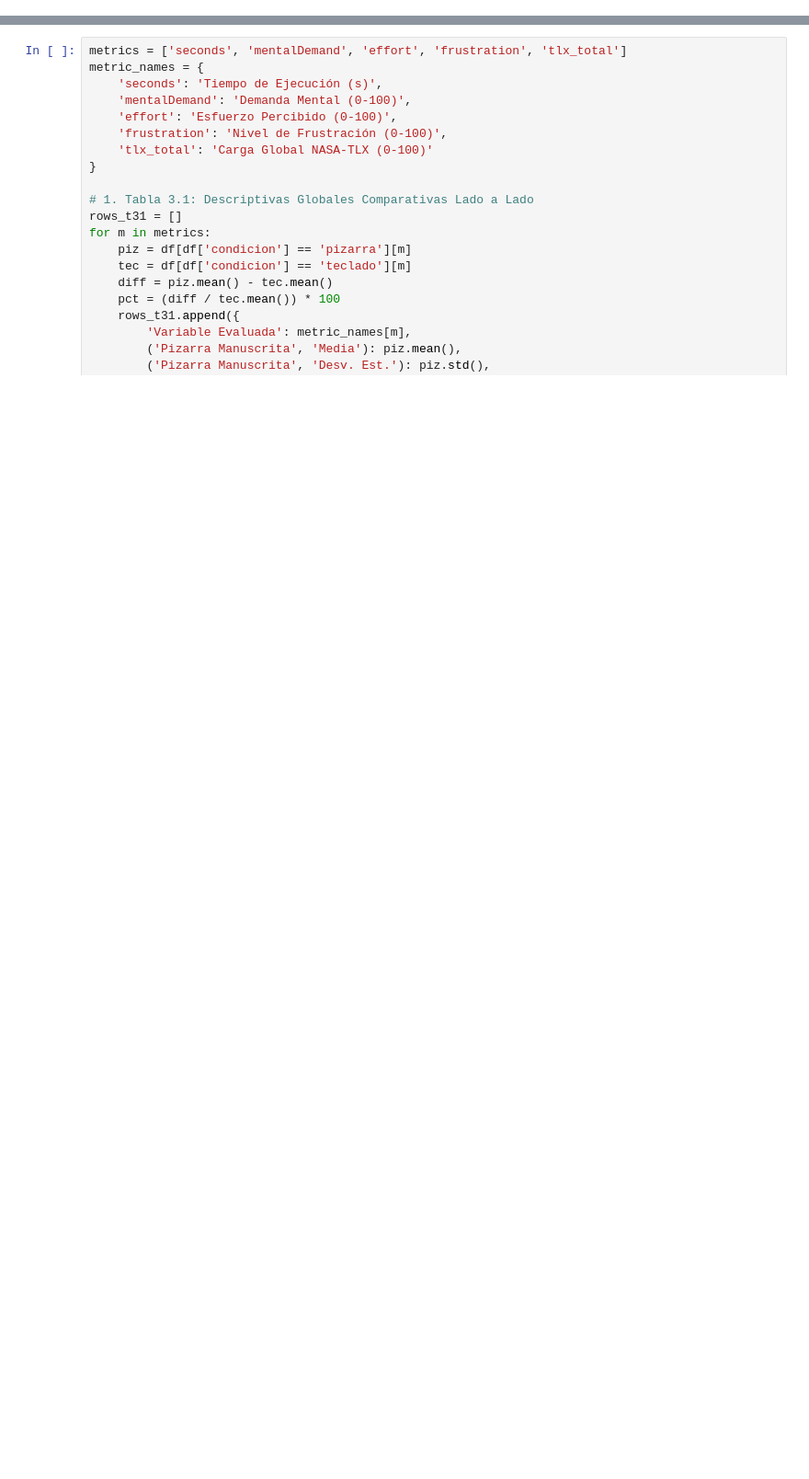
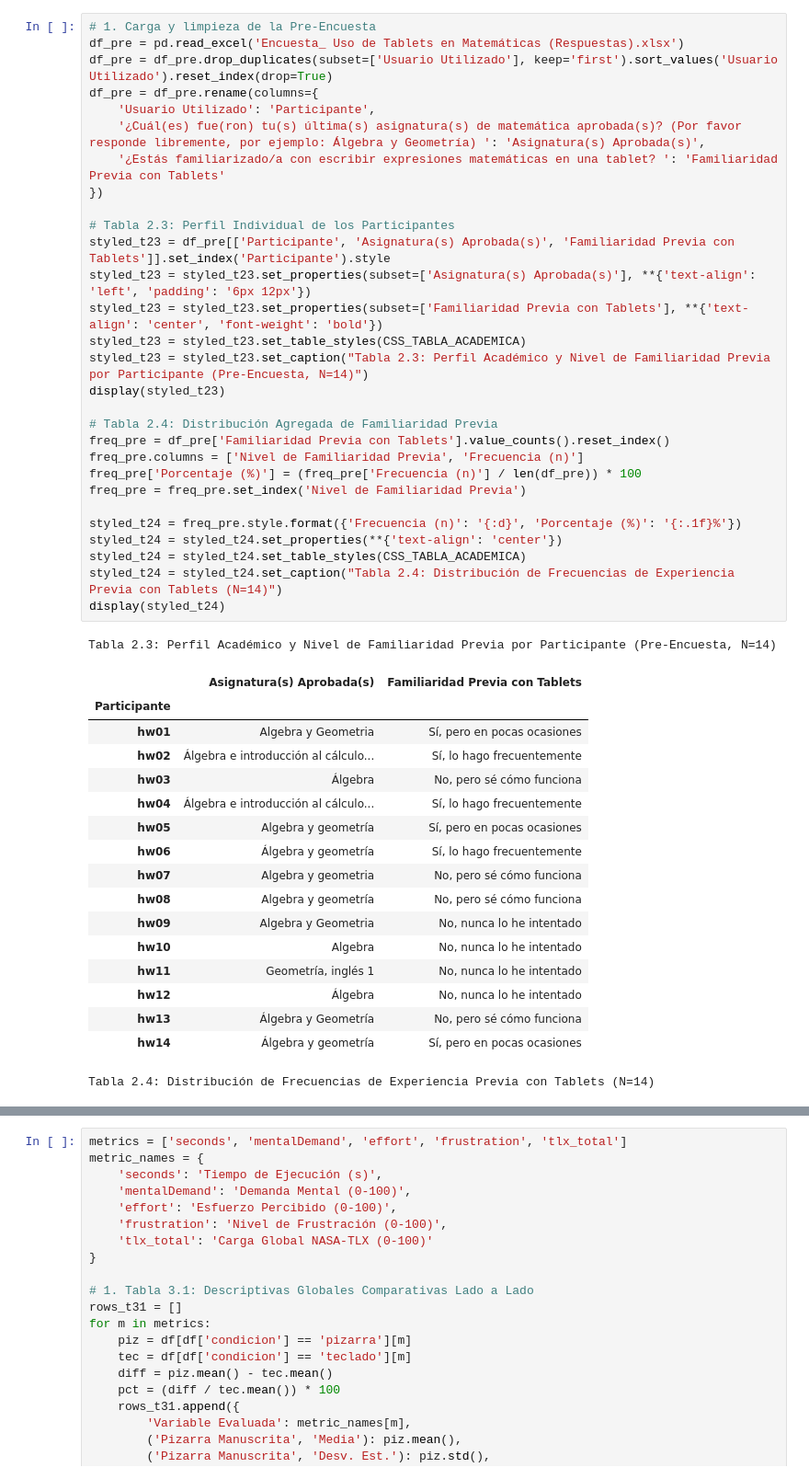
Before and after one commit to NyRoo12/analisis_datos_estudiantes, a Jupyter notebook: analisis_resultados_estudio.ipynb, the cells around one changed output, grey strips where cells are left out. Shown at 92% size. Cells and saved outputs as stored; diff of their text form; blank space fills up the shorter version.

```diff
--- a/analisis_resultados_estudio.ipynb
+++ b/analisis_resultados_estudio.ipynb
@@ -195,0 +223,48 @@ Tabla 2.2: Conteo de Observaciones por Nivel de Complejidad y Modalidad
+# %%
+# 1. Carga y limpieza de la Pre-Encuesta
+df_pre = pd.read_excel('Encuesta_ Uso de Tablets en Matemáticas (Respuestas).xlsx')
+df_pre = df_pre.drop_duplicates(subset=['Usuario Utilizado'], keep='first').sort_values('Usuario Utilizado').reset_index(drop=True)
+df_pre = df_pre.rename(columns={
+    'Usuario Utilizado': 'Participante',
+    '¿Cuál(es) fue(ron) tu(s) última(s) asignatura(s) de matemática aprobada(s)? (Por favor responde libremente, por ejemplo: Álgebra y Geometría) ': 'Asignatura(s) Aprobada(s)',
+    '¿Estás familiarizado/a con escribir expresiones matemáticas en una tablet? ': 'Familiaridad Previa con Tablets'
+})
+
+# Tabla 2.3: Perfil Individual de los Participantes
+styled_t23 = df_pre[['Participante', 'Asignatura(s) Aprobada(s)', 'Familiaridad Previa con Tablets']].set_index('Participante').style
+styled_t23 = styled_t23.set_properties(subset=['Asignatura(s) Aprobada(s)'], **{'text-align': 'left', 'padding': '6px 12px'})
+styled_t23 = styled_t23.set_properties(subset=['Familiaridad Previa con Tablets'], **{'text-align': 'center', 'font-weight': 'bold'})
+styled_t23 = styled_t23.set_table_styles(CSS_TABLA_ACADEMICA)
+styled_t23 = styled_t23.set_caption("Tabla 2.3: Perfil Académico y Nivel de Familiaridad Previa por Participante (Pre-Encuesta, N=14)")
+display(styled_t23)
+
+# Tabla 2.4: Distribución Agregada de Familiaridad Previa
+freq_pre = df_pre['Familiaridad Previa con Tablets'].value_counts().reset_index()
+freq_pre.columns = ['Nivel de Familiaridad Previa', 'Frecuencia (n)']
+freq_pre['Porcentaje (%)'] = (freq_pre['Frecuencia (n)'] / len(df_pre)) * 100
+freq_pre = freq_pre.set_index('Nivel de Familiaridad Previa')
+
+styled_t24 = freq_pre.style.format({'Frecuencia (n)': '{:d}', 'Porcentaje (%)': '{:.1f}%'})
+styled_t24 = styled_t24.set_properties(**{'text-align': 'center'})
+styled_t24 = styled_t24.set_table_styles(CSS_TABLA_ACADEMICA)
+styled_t24 = styled_t24.set_caption("Tabla 2.4: Distribución de Frecuencias de Experiencia Previa con Tablets (N=14)")
+display(styled_t24)
+# %% [output]
+Tabla 2.3: Perfil Académico y Nivel de Familiaridad Previa por Participante (Pre-Encuesta, N=14)
+|  | Asignatura(s) Aprobada(s) | Familiaridad Previa con Tablets |
+| Participante |  |  |
+| hw01 | Algebra y Geometria | Sí, pero en pocas ocasiones |
+| hw02 | Álgebra e introducción al cálculo... | Sí, lo hago frecuentemente |
+| hw03 | Álgebra | No, pero sé cómo funciona |
+| hw04 | Álgebra e introducción al cálculo... | Sí, lo hago frecuentemente |
+| hw05 | Algebra y geometría | Sí, pero en pocas ocasiones |
+| hw06 | Álgebra y geometría | Sí, lo hago frecuentemente |
+| hw07 | Algebra y geometria | No, pero sé cómo funciona |
+| hw08 | Algebra y geometría | No, pero sé cómo funciona |
+| hw09 | Algebra y Geometria | No, nunca lo he intentado |
+| hw10 | Algebra | No, nunca lo he intentado |
+| hw11 | Geometría, inglés 1 | No, nunca lo he intentado |
+| hw12 | Álgebra | No, nunca lo he intentado |
+| hw13 | Álgebra y Geometría | No, pero sé cómo funciona |
+| hw14 | Álgebra y geometría | Sí, pero en pocas ocasiones |
+Tabla 2.4: Distribución de Frecuencias de Experiencia Previa con Tablets (N=14)
```
Also changed, not shown: parts of 59 cells of this notebook, 2 other files.
